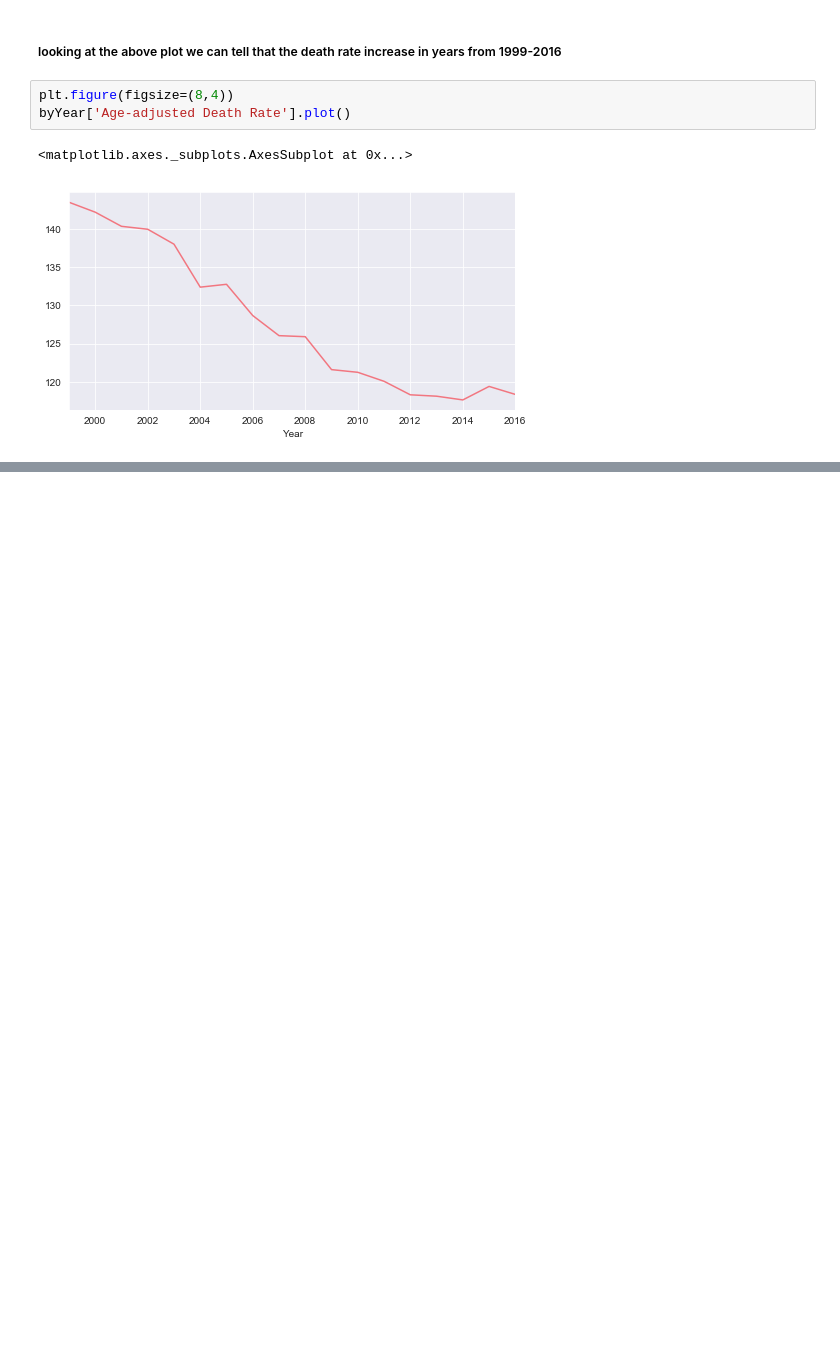
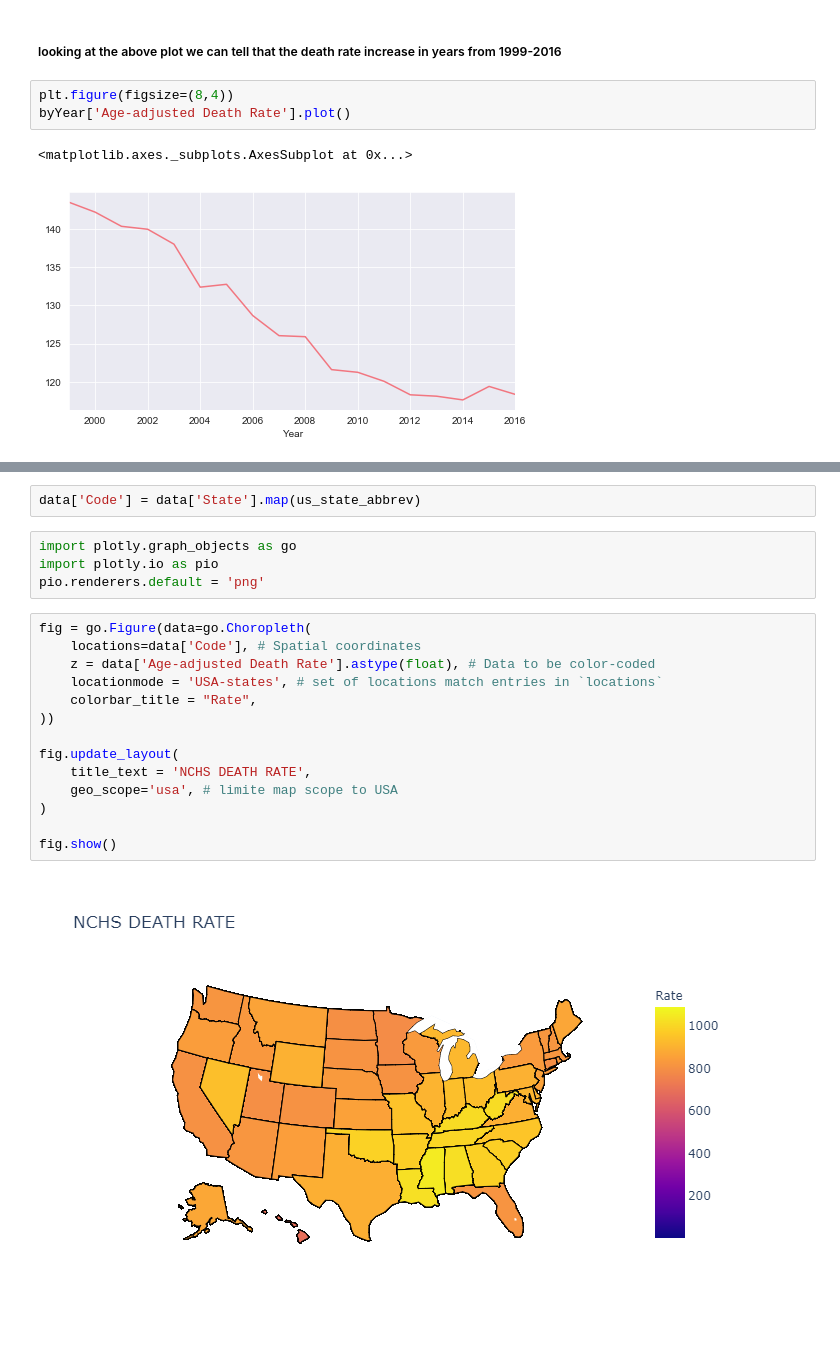
Before and after one commit to mattyjr007/NCHS-LEADING-CAUSE-OF-DEATH, a Jupyter notebook: NCHS-CAUSE-OF-DEATH.ipynb, the cells around one changed output, grey strips where cells are left out. Saved outputs shown, nothing was run; the diff lists cells and outputs as text; blank space fills up the shorter version.

```diff
--- a/NCHS-CAUSE-OF-DEATH.ipynb
+++ b/NCHS-CAUSE-OF-DEATH.ipynb
@@ -136,0 +195,22 @@ byYear['Age-adjusted Death Rate'].plot()
+# %%
+data['Code'] = data['State'].map(us_state_abbrev)
+# %%
+import plotly.graph_objects as go
+import plotly.io as pio
+pio.renderers.default = 'png'
+# %%
+fig = go.Figure(data=go.Choropleth(
+    locations=data['Code'], # Spatial coordinates
+    z = data['Age-adjusted Death Rate'].astype(float), # Data to be color-coded
+    locationmode = 'USA-states', # set of locations match entries in `locations`
+    colorbar_title = "Rate",
+))
+
+fig.update_layout(
+    title_text = 'NCHS DEATH RATE',
+    geo_scope='usa', # limite map scope to USA
+)
+
+fig.show()
+# %% [output]
+[figure, added]
```
Also changed, not shown: parts of 4 cells of this notebook.
